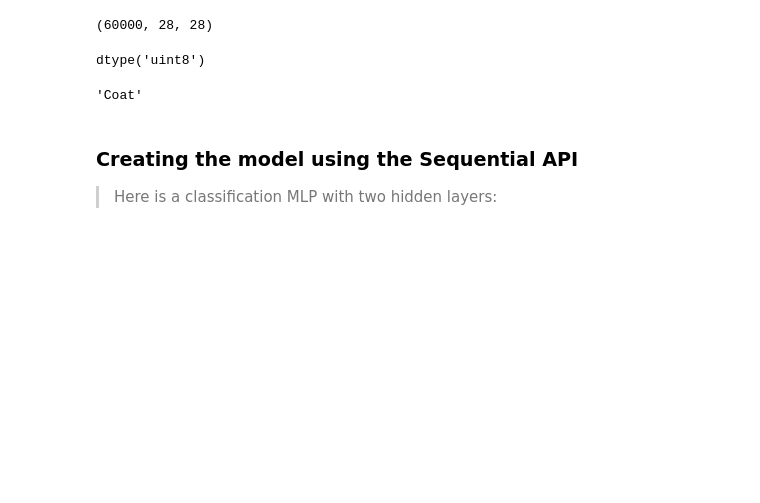
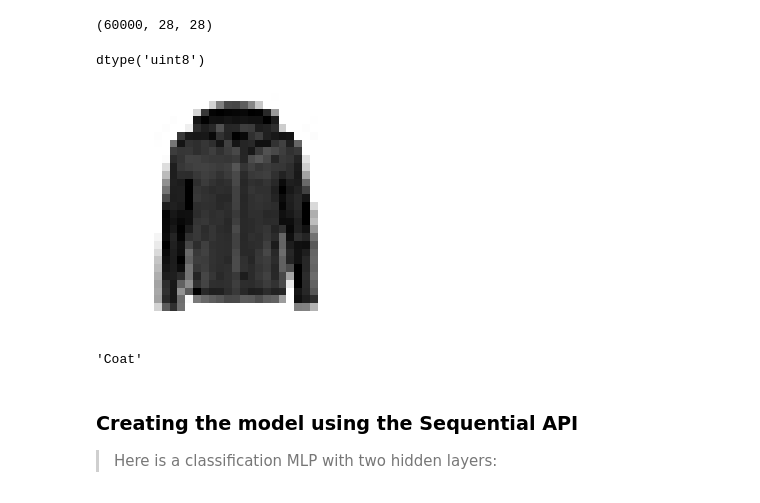
Before and after one commit to stephenmerritt74/Deep_Learning, a Jupyter notebook: neural_nets_keras/classification.ipynb, the cells around one changed output. Cells and saved outputs as stored; diff of their text form; code cells hidden in the pictures; blank space fills up the shorter version.

```diff
--- a/neural_nets_keras/classification.ipynb
+++ b/neural_nets_keras/classification.ipynb
@@ -101,3 +111,10 @@ y_valid, y_train = y_train_full[:5000], y_train_full[5000:]
+# %%
+# Plot an image using Matplotlib's imshow() function, with a 'binary' color map:
+plt.imshow(X_train[0], cmap="binary")
+plt.axis('off')
+plt.show()
+# %% [output]
+[figure, added]
 # %%
 # List of class names
 class_names = ["T-shirt/top", "Trouser", "Pullover", "Dress", "Coat",
```
Also changed, not shown: parts of 9 cells of this notebook.
